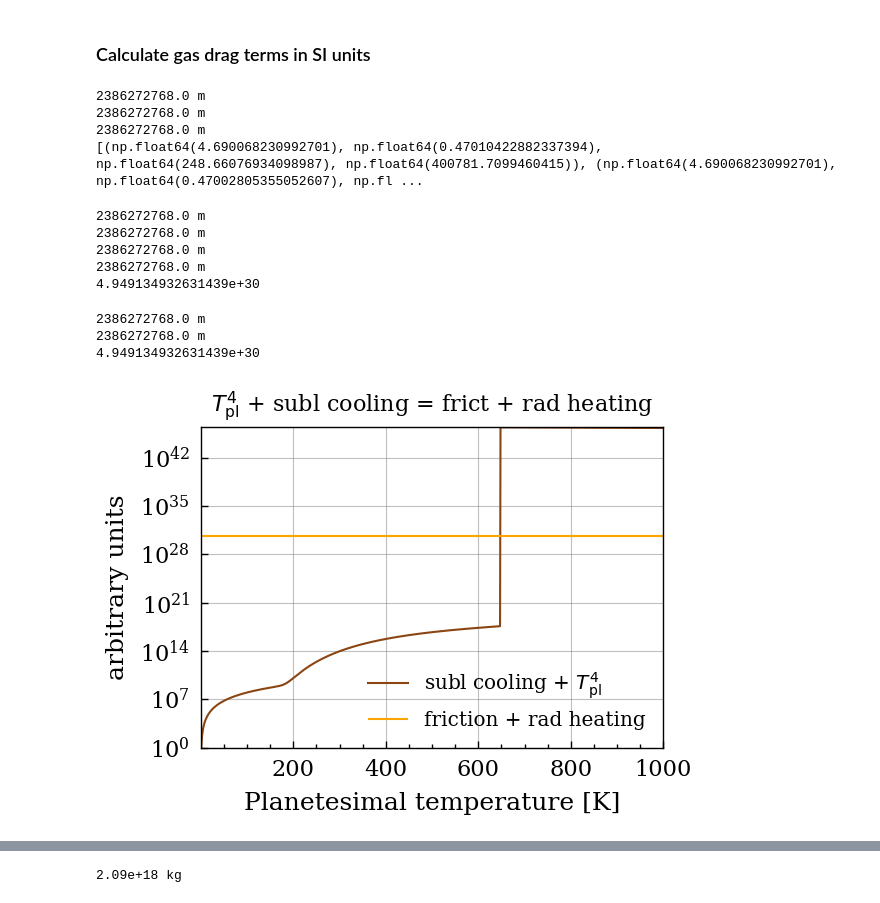
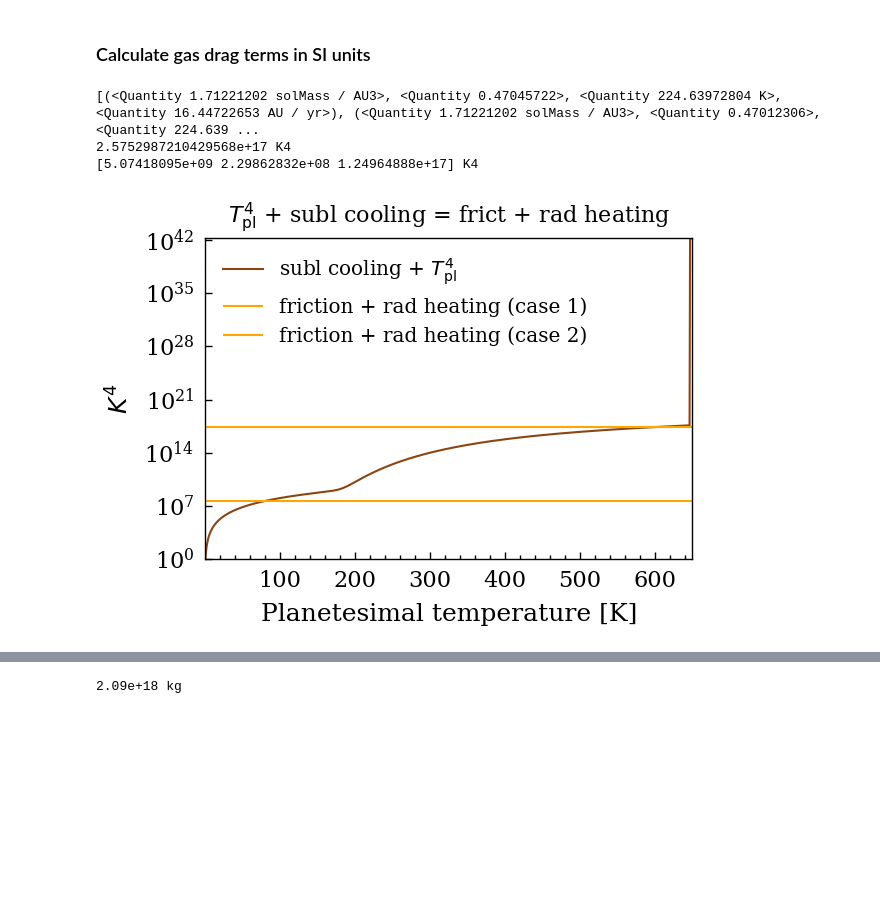
Before and after one commit to allsmurph/thesis_code_capybara, a Jupyter notebook: planetesimal_temp.ipynb, the cells around one changed output, grey strips where cells are left out. Drawn from its saved outputs; the diff is of its cells as text; code cells hidden in the pictures; blank space fills up the shorter version.

```diff
--- a/planetesimal_temp.ipynb
+++ b/planetesimal_temp.ipynb
@@ -126,7 +131,7 @@ def combine_all_particles(filenames):
         results = list(tqdm(
             executor.map(get_min_peri, filenames),
             total=len(filenames),
-            desc="processing"
+            desc=f"processing"
         ))
 
     results = [r for r in results if r is not None]
@@ -143,5 +152,6 @@ def combine_all_particles(filenames):
 # %%
-all_particles_gas = combine_all_particles(files_w_gas_3_pl[:100])
+all_particles_gas_2_pl = combine_all_particles(files_w_gas_2_pl[:])
+all_particles_gas_3_pl = combine_all_particles(files_w_gas_3_pl[:])
 # %% [markdown]
 ### format nicely
 # %%
@@ -327,70 +356,53 @@ def get_GD_terms(peri, semi, r_pl):
-# %%
-r_pls = np.array([1, 10, 100])
-GD_terms = [get_GD_terms(min_periastron, min_semimajor, radpl) for radpl in r_pls]
-print(GD_terms)
-# %% [output]
-2386272768.0 m
-2386272768.0 m
-2386272768.0 m
-[(np.float64(4.690068230992701), np.float64(0.47010422882337394), np.float64(248.66076934098987), np.float64(400781.7099460415)), (np.float64(4.690068230992701), np.float64(0.47002805355052607), np.fl ...
 # %%
-mu_water = ((18 * u.g/u.mol).to('Msun/mol')).value
-R_g = ((8.314 * u.J / (u.mol * u.K)).to('Msun*AU2/(yr2*K*mol)')).value
+mu_water = (18 * u.g/u.mol)
+R_g = 8.314 * u.J / (u.mol * u.K)
+sigma_sb = const.sigma_sb
 
 def T_pl_dependent_terms(T_pl):
-    L_w = ((2.8e6 * u.J / u.kg).to('AU2/yr2')).value
-    sigma_sb = (const.sigma_sb.to('Msun/(yr3*K4)')).value
+    L_w = 2.8e6 * u.J / u.kg
+    T_pl = T_pl * u.K
 
     term3 = P_sat_vap(T_pl) / (sigma_sb) * np.sqrt(mu_water / (8*np.pi*R_g*T_pl)) * L_w
 
-    return term3 + T_pl**4
+    return (term3 + T_pl**4).to('K4')
 
 def T_pl_independent_terms(periastron, semimajor_axis, r_pl):
-    sigma_sb = (const.sigma_sb.to('Msun/(yr3*K4)')).value
 
     gas_density, C_D, T, v_rel_mag = get_GD_terms(periastron, semimajor_axis, r_pl)
 
     term2 = C_D * gas_density * v_rel_mag**3 / (32 * sigma_sb)
 
-    return term2 + np.array(T)**4
-
-
-GD_terms = [get_GD_terms(min_periastron, min_semimajor, radpl) for radpl in r_pls]
-print(T_pl_independent_terms(min_periastron, min_semimajor, r_pls[0]))
+    return (term2 + np.array(T.value)**4 * T.unit**4).to('K4')
-# %% [output]
-2386272768.0 m
-2386272768.0 m
-2386272768.0 m
-2386272768.0 m
-4.949134932631439e+30
+# %%
+r_pls = np.array([1, 10, 100])
+GD_terms = [get_GD_terms(three_pl_results['all_peris'][2], three_pl_results['all_semis'][2], radpl) for radpl in r_pls]
+print(GD_terms)
+print(T_pl_independent_terms(three_pl_results['min_periastron'], three_pl_results['min_semimajor'], r_pls[1]))
+print(T_pl_independent_terms(three_pl_results['all_peris'][:3], three_pl_results['all_semis'][:3], r_pls[0]))
+# %% [output]
+[(<Quantity 1.71221202 solMass / AU3>, <Quantity 0.47045722>, <Quantity 224.63972804 K>, <Quantity 16.44722653 AU / yr>), (<Quantity 1.71221202 solMass / AU3>, <Quantity 0.47012306>, <Quantity 224.639 ...
+2.5752987210429568e+17 K4
+[5.07418095e+09 2.29862832e+08 1.24964888e+17] K4
 # %%
-Ts = np.linspace(1, 1000, 1000)
+Ts = np.linspace(1, 650, 1000)
 
-plt.plot(Ts, T_pl_dependent_terms(Ts)[:,None], label=r'subl cooling + $T_\mathrm{pl}^4$', c='saddlebrown')
-plt.hlines(T_pl_independent_terms(min_periastron, min_semimajor, r_pls[0]), Ts[0], Ts[-1], label='friction + rad heating', color='orange')
-print(T_pl_independent_terms(min_periastron, min_semimajor, r_pls[0]))
-#plt.scatter(T_int_min, min_t_ind, color='black', label='T_pl independent terms (min)', zorder=5)
-#plt.scatter(T_int_max, max_t_ind, color='black', label='T_pl independent terms (max)', zorder=5)
-#plt.fill_between(Ts, min_t_ind, max_t_ind, color='orange', alpha=0.5, label='friction + rad heating')
-# plt.vlines(T_int_min[0], ymin=1, ymax=min_t_ind, linestyle='--', colors='grey')
-# plt.vlines(T_int_max[0], ymin=1, ymax=max_t_ind, linestyle='--', colors='grey')
+plt.plot(Ts, T_pl_dependent_terms(Ts), label=r'subl cooling + $T_\mathrm{pl}^4$', c='saddlebrown')
+plt.hlines(T_pl_independent_terms(three_pl_results['min_periastron'], three_pl_results['min_semimajor'], r_pls[1]).value, Ts[0], Ts[-1], label='friction + rad heating (case 1)', color='orange')
+plt.hlines(T_pl_independent_terms(three_pl_results['all_peris'][3], three_pl_results['all_semis'][3], r_pls[1]).value, Ts[0], Ts[-1], label='friction + rad heating (case 2)', color='orange')
 #plt.plot(Ts, Ts**4, label=r'$T_\mathrm{pl}^4$', c='steelblue', linestyle='--')
 # for i in range(400):
 #     plt.plot(Ts, np.full_like(Ts, T_pl_independent_terms(sim)[-i]), c='orange', alpha=0.5)
 #     #plt.plot(Ts, np.full_like(Ts, T_pl_independent_terms(sim)[-i]), c='orange')
 #     if i == 0:
 #         plt.plot(Ts, np.full_like(Ts, T_pl_independent_terms(sim)[i]), label=f'T_pl independent terms', c='orange')
 #plt.ylim(1e0, 1e26)
 plt.yscale('log')
 plt.xlabel('Planetesimal temperature [K]')
-plt.ylabel('arbitrary units')
-plt.grid()
-plt.legend(loc='lower right')
+plt.ylabel(r'$K^4$')
+#plt.grid()
+plt.legend(loc='upper left')
 plt.title(r'$T_\mathrm{pl}^4$ + subl cooling = frict + rad heating', y=1.02, fontsize=16)
 plt.tight_layout()
 plt.show()
 # %% [output]
-2386272768.0 m
-2386272768.0 m
-4.949134932631439e+30
-[figure, old version]
+[figure, new version]
```
Also changed, not shown: parts of 23 cells of this notebook, 2 other files.
